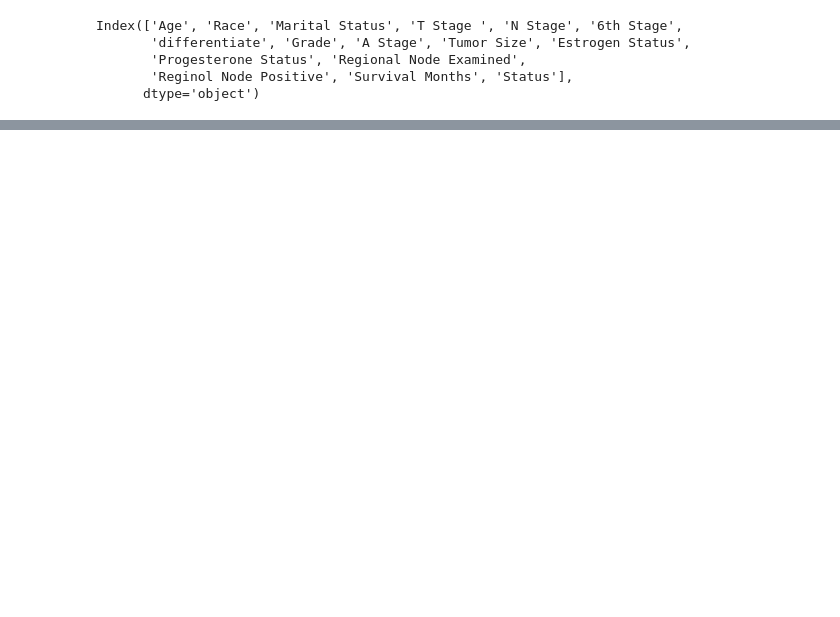
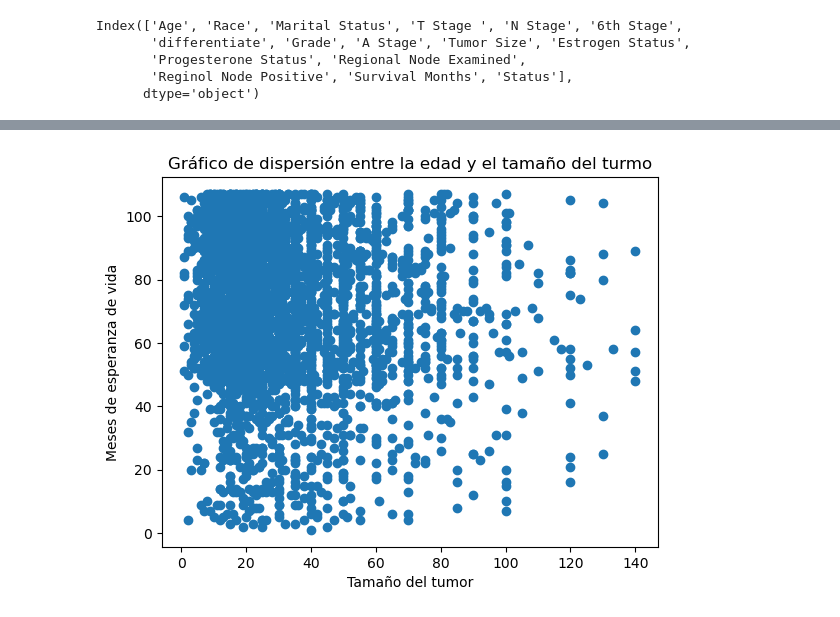
Before and after one commit to TheLudway/cancer-de-mama, a Jupyter notebook: Kaggle_Ludwig.ipynb, the cells around one changed output, grey strips where cells are left out. Drawn from its saved outputs; the diff is of its cells as text; code cells hidden in the pictures; blank space fills up the shorter version.

Commit message:
Tamaño del tumor y meses de esperanza de vida

```diff
--- a/Kaggle_Ludwig.ipynb
+++ b/Kaggle_Ludwig.ipynb
@@ -81,0 +62,9 @@ print('Cambio')
+# %%
+
+plt.scatter(df['Tumor Size'], df['Survival Months'])
+plt.xlabel('Tamaño del tumor')
+plt.ylabel('Meses de esperanza de vida')
+plt.title('Gráfico de dispersión entre la edad y el tamaño del turmo')
+plt.show()
+# %% [output]
+[figure, added]
```
Also changed, not shown: parts of 7 cells of this notebook.
